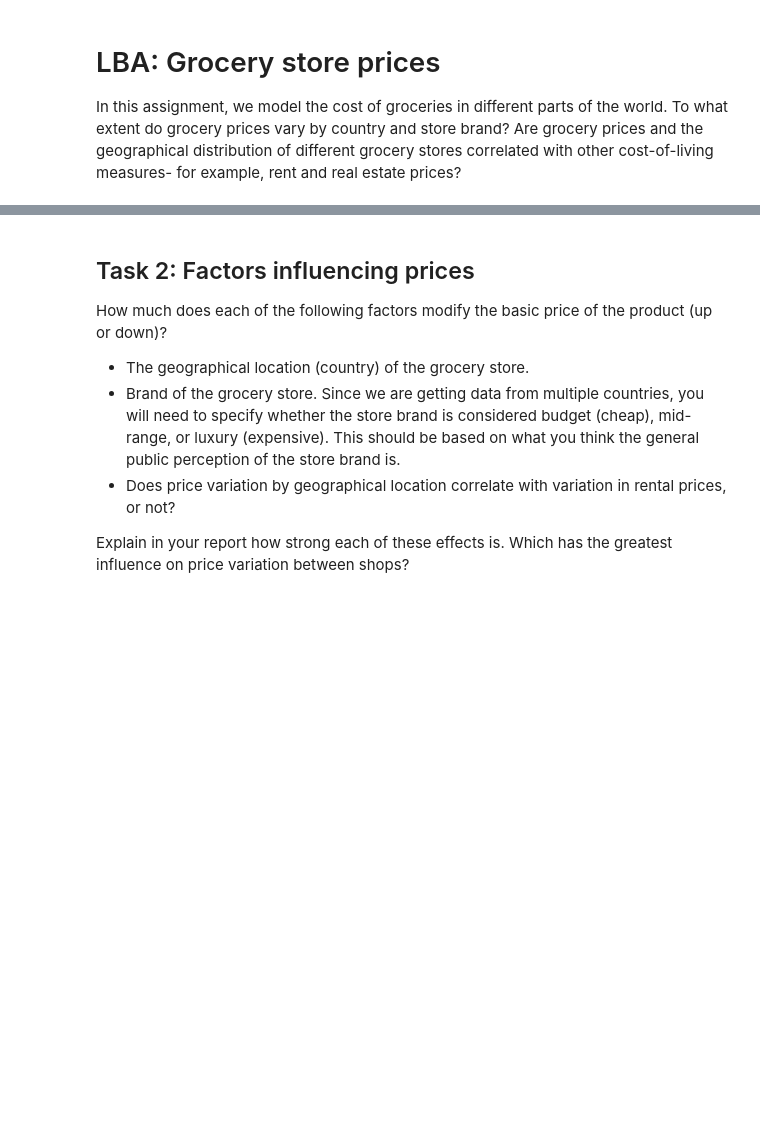
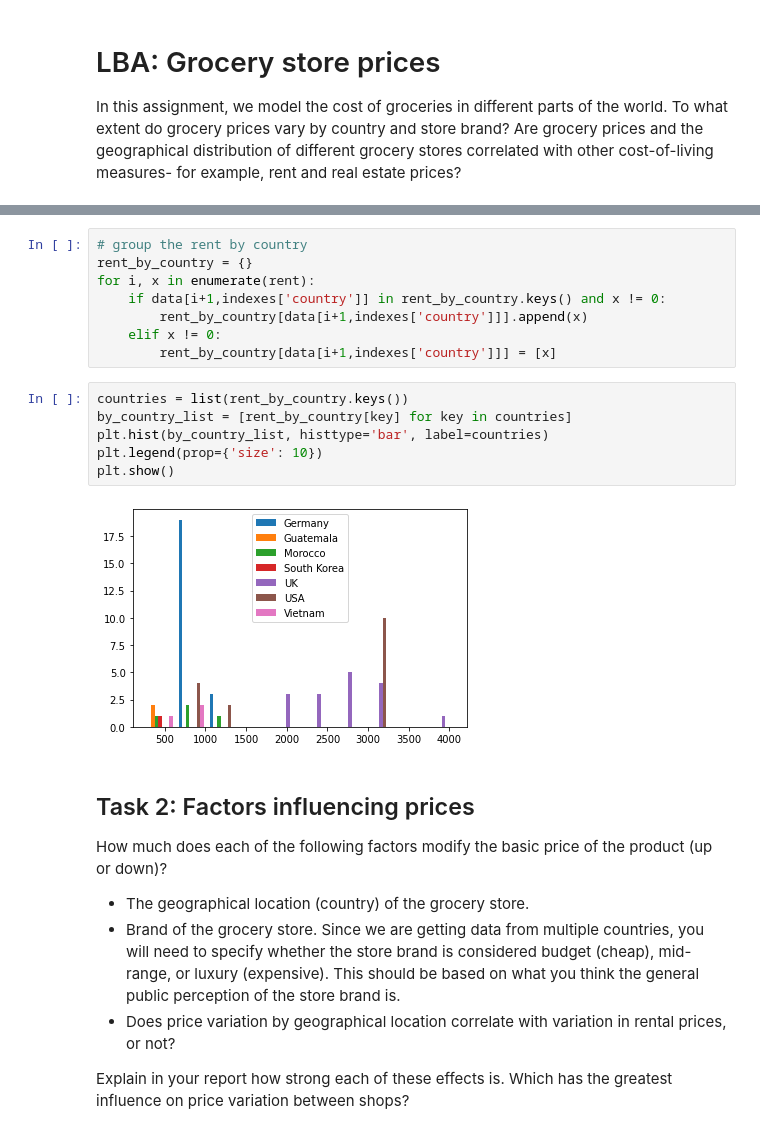
Before and after one commit to katjadellalibera/CS146, a Jupyter notebook: LBA/CS146-LBA.ipynb, the cells around one changed output, grey strips where cells are left out. Drawn from its saved outputs; the diff is of its cells as text; blank space fills up the shorter version.

```diff
--- a/LBA/CS146-LBA.ipynb
+++ b/LBA/CS146-LBA.ipynb
@@ -135,3 +177,19 @@ X = np.ma.masked_equal(X,0)
+# %%
+# group the rent by country
+rent_by_country = {}
+for i, x in enumerate(rent):
+    if data[i+1,indexes['country']] in rent_by_country.keys() and x != 0:
+        rent_by_country[data[i+1,indexes['country']]].append(x)
+    elif x != 0:
+        rent_by_country[data[i+1,indexes['country']]] = [x]
+# %%
+countries = list(rent_by_country.keys())
+by_country_list = [rent_by_country[key] for key in countries]
+plt.hist(by_country_list, histtype='bar', label=countries)
+plt.legend(prop={'size': 10})
+plt.show()
+# %% [output]
+[figure, added]
 # %% [markdown]
 ## Task 2: Factors influencing prices
 How much does each of the following factors modify the basic price of the product (up or
```
Also changed, not shown: parts of 21 cells of this notebook, 3 other files.
